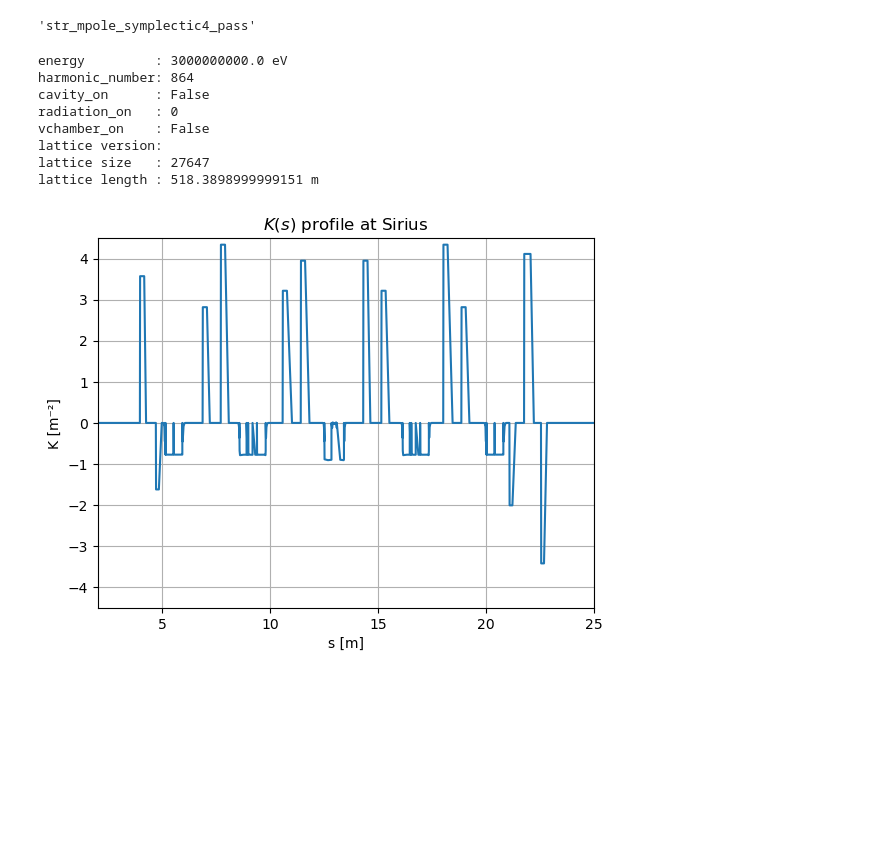
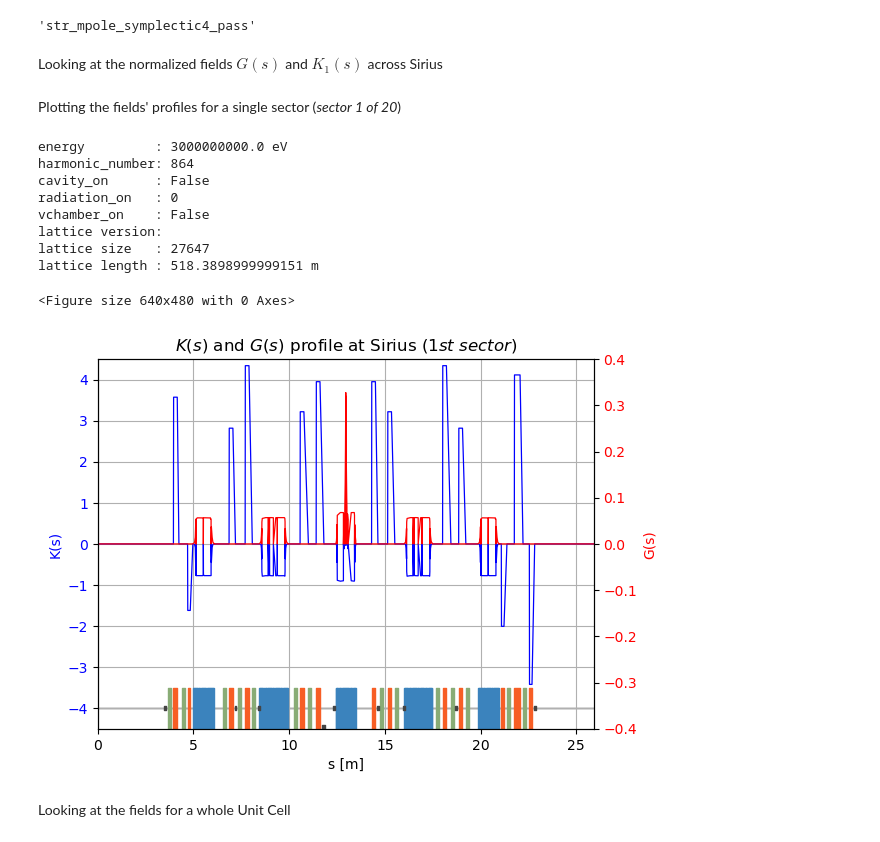
Before and after one commit to HenriqueWS11/fac-henrique, a Jupyter notebook: coding/initial_explorations/sirius_study.ipynb, the cells around one changed output. Saved outputs shown, nothing was run; the diff lists cells and outputs as text; code cells hidden in the pictures; blank space fills up the shorter version.

```diff
--- a/coding/initial_explorations/sirius_study.ipynb
+++ b/coding/initial_explorations/sirius_study.ipynb
@@ -8,33 +8,57 @@ model = pymodels.si.create_accelerator()
 model[18].pass_method
 # %% [output]
 'str_mpole_symplectic4_pass'
+# %% [markdown]
+Looking at the normalized fields $G(s)$ and $K_1(s)$ across Sirius
+# %% [markdown]
+Plotting the fields' profiles for a single sector (*sector 1 of 20*)
 # %%
 plt.figure()
 
 model1 = pa.lattice.refine_lattice(model, 0.005, pass_methods=['str_mpole_symplectic4_pass'])
 
 print(model1)
 
 K = [e.K for e in model1]
+G = [e.angle/e.length if e.length != 0 else 0 for e in model1]
 s = np.cumsum([e.length for e in model1])
 
-plt.plot(s, K)
-plt.title('$K(s)$ profile at Sirius')
-plt.xlabel('s [m]')
-plt.ylabel('K [m⁻²]')
-plt.xlim(2, 25)
-plt.ylim(-4.5, 4.5)
-plt.grid(True)
+fig, ax1 = plt.subplots()
 
-# pa.graphics.draw_lattice(model, offset=-4, gca=plt.gca()) # gca = get current axes
+# Left y-axis (K)
+ax1.plot(s, K, color='blue', label='K(s)', linewidth=0.9)
+ax1.set_xlabel('s [m]')
+ax1.set_ylabel('K(s)', color='blue')
+ax1.set_xlim(0, s[-1]/20)
+ax1.set_ylim(-4.5, 4.5)
+ax1.tick_params(axis='y', labelcolor='blue')
+ax1.grid(True)
+
+# Right y-axis (G)
+ax2 = ax1.twinx()
+ax2.plot(s, G, color='red', label='G(s)', linewidth=0.9)
+ax2.set_ylabel('G(s)', color='red')
+ax2.set_ylim(-0.4, 0.4)
+ax2.tick_params(axis='y', labelcolor='red')
+
+# Title
+plt.title(r'$K(s)$ and $G(s)$ profile at Sirius ($1st$ $sector$)')
+
+# Lattice drawing (keep it tied to ax1)
+pa.graphics.draw_lattice(model, offset=-4, gca=ax1)
+
+plt.show()
 # %% [output]
 energy         : 3000000000.0 eV
 harmonic_number: 864
 cavity_on      : False
 radiation_on   : 0
 vchamber_on    : False
 lattice version:
 lattice size   : 27647
 lattice length : 518.3898999999151 m
+<Figure size 640x480 with 0 Axes>
-[figure, old version]
+[figure, new version]
+# %% [markdown]
+Looking at the fields for a whole Unit Cell
 # %%
```
Also changed, not shown: parts of 9 cells of this notebook, 3 other files.
